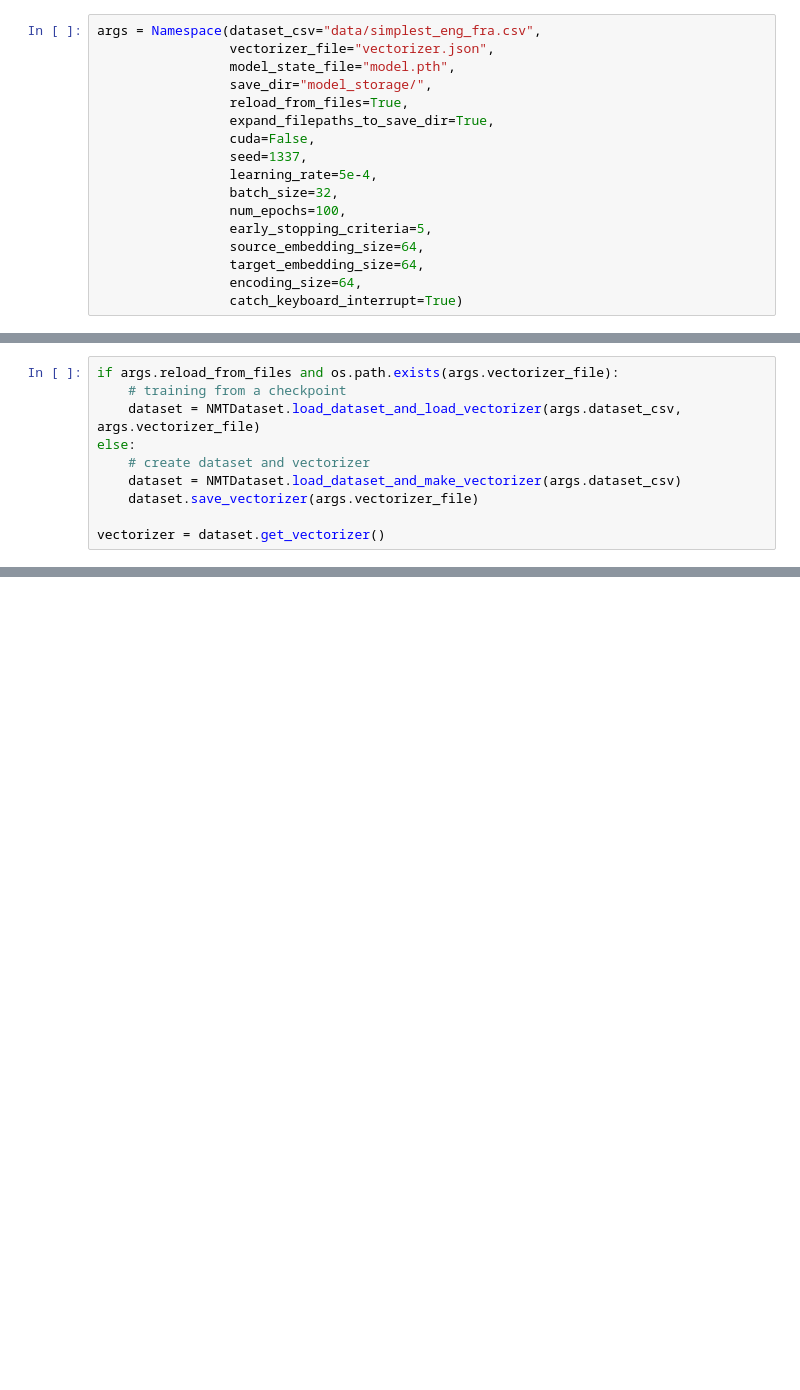
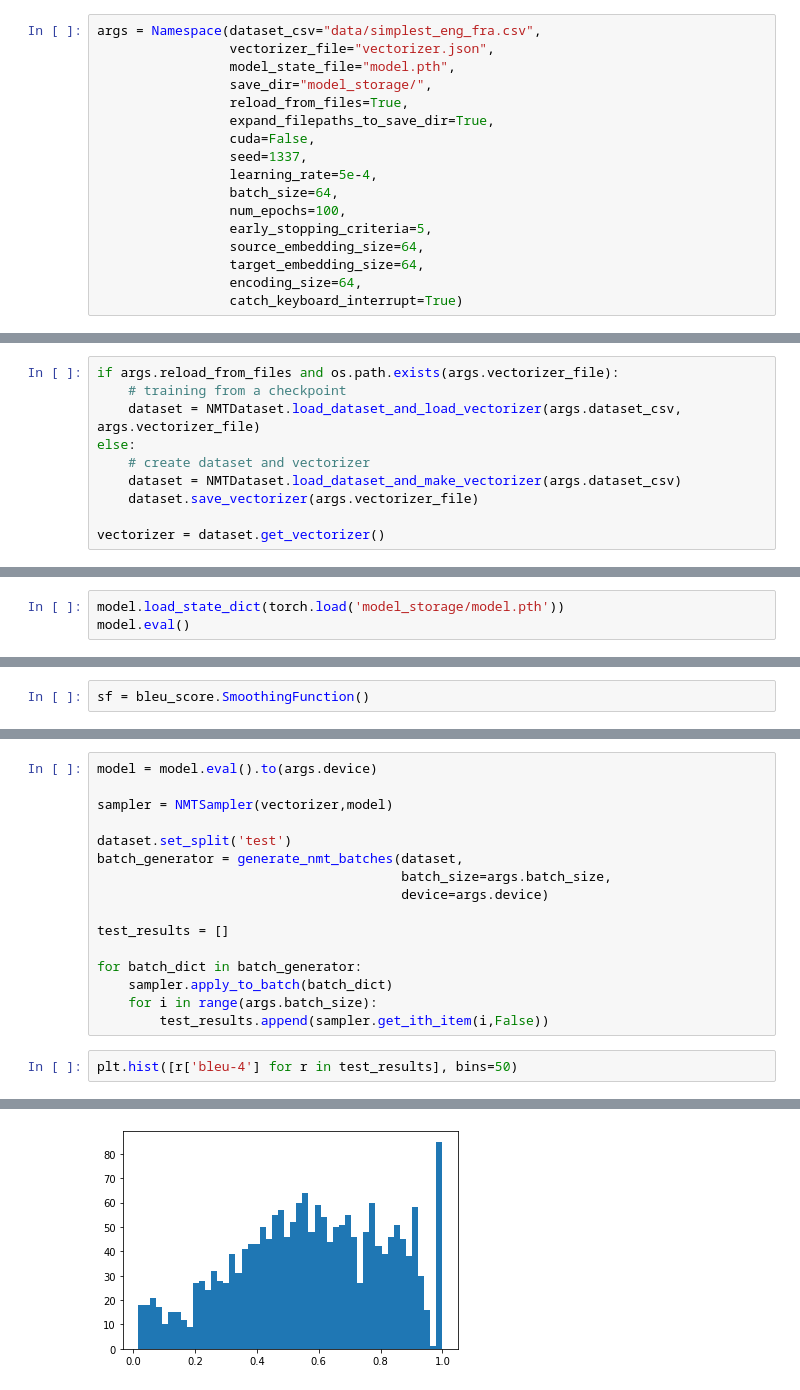
Before and after one commit to kaanbursa/NMTS2S, a Jupyter notebook: NMT.ipynb, the cells around one changed output, grey strips where cells are left out. Drawn from its saved outputs; the diff is of its cells as text; blank space fills up the shorter version.

Commit message:
trained model

```diff
--- a/NMT.ipynb
+++ b/NMT.ipynb
@@ -335,7 +339,7 @@ args = Namespace(dataset_csv="data/simplest_eng_fra.csv",
                  cuda=False,
                  seed=1337,
                  learning_rate=5e-4,
-                 batch_size=32,
+                 batch_size=64,
                  num_epochs=100,
                  early_stopping_criteria=5,
                  source_embedding_size=64,
@@ -445,0 +512,3 @@ ImportError: FloatProgress not found. Please update jupyter and ipywidgets. See
+# %%
+model.load_state_dict(torch.load('model_storage/model.pth'))
+model.eval()
@@ -445,0 +534,2 @@ ImportError: FloatProgress not found. Please update jupyter and ipywidgets. See
+# %%
+sf = bleu_score.SmoothingFunction()
@@ -445,0 +601,19 @@ ImportError: FloatProgress not found. Please update jupyter and ipywidgets. See
+# %%
+model = model.eval().to(args.device)
+
+sampler = NMTSampler(vectorizer,model)
+
+dataset.set_split('test')
+batch_generator = generate_nmt_batches(dataset,
+                                       batch_size=args.batch_size,
+                                       device=args.device)
+
+test_results = []
+
+for batch_dict in batch_generator:
+    sampler.apply_to_batch(batch_dict)
+    for i in range(args.batch_size):
+        test_results.append(sampler.get_ith_item(i,False))
+# %%
+plt.hist([r['bleu-4'] for r in test_results], bins=50)
+# %% [output]
@@ -445,0 +636 @@ ImportError: FloatProgress not found. Please update jupyter and ipywidgets. See
+[figure, added]
```
Also changed, not shown: parts of 11 cells of this notebook, 2 other files.
